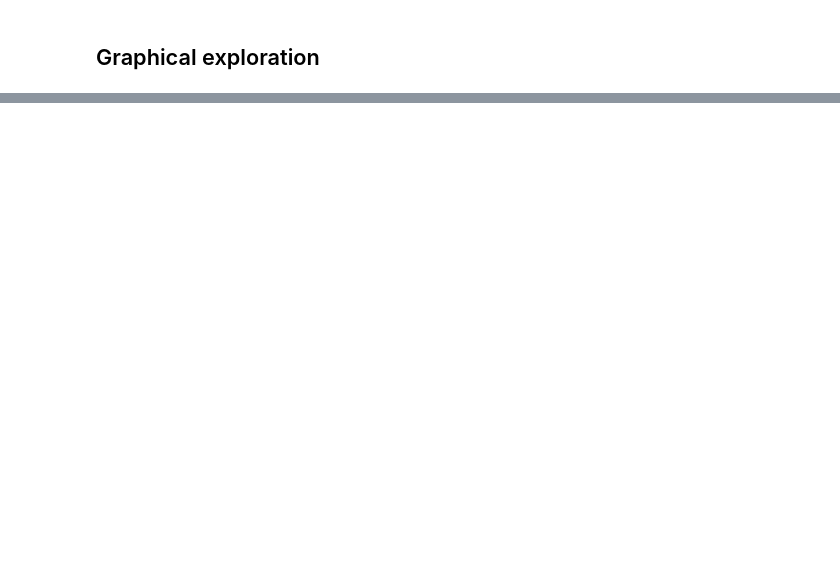
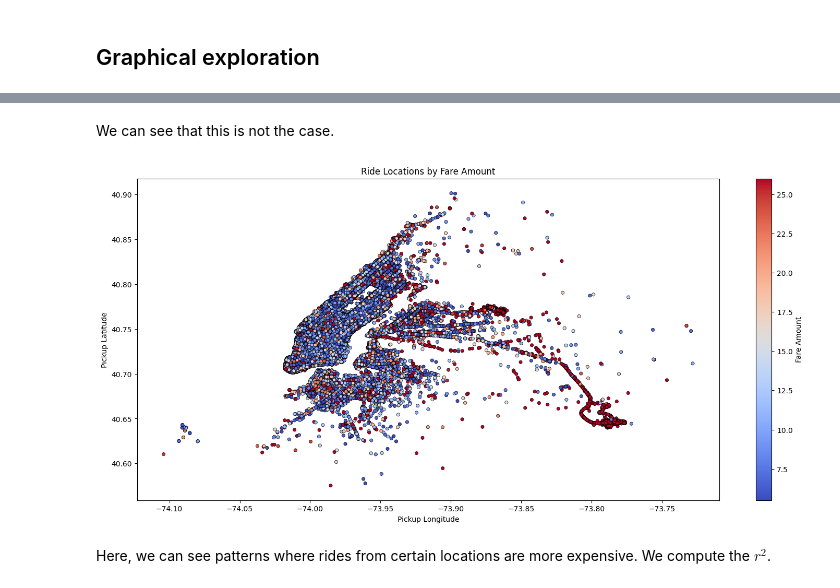
Before and after one commit to Darkosxl/ds_taxi_homework, a Jupyter notebook: main.ipynb, the cells around one changed output, grey strips where cells are left out. Drawn from its saved outputs; the diff is of its cells as text; code cells hidden in the pictures; blank space fills up the shorter version.

```diff
--- a/main.ipynb
+++ b/main.ipynb
@@ -211,0 +343,28 @@ MemoryError: Unable to allocate 1.53 GiB for an array with shape (205843324,) an
+# %% [markdown]
+We can see that this is not the case.
+# %%
+from matplotlib.cm import ScalarMappable
+
+cmap = plt.cm.coolwarm
+lower_percentile = df['fare_amount'].quantile(0.1)
+upper_percentile = df['fare_amount'].quantile(0.9)
+norm = plt.Normalize(lower_percentile, upper_percentile)
+plt.figure(figsize=(18,8))
+sm = ScalarMappable(cmap=cmap, norm=norm)
+sm.set_array([])
+
+plt.scatter(df['pickup_longitude'], df['pickup_latitude'],
+            c=cmap(norm(df['fare_amount'])),
+            s=20,
+            cmap=cmap,
+            edgecolors='black',
+            linewidths=0.5)
+plt.colorbar(sm, label='Fare Amount')
+plt.xlabel("Pickup Longitude")
+plt.ylabel("Pickup Latitude")
+plt.title("Ride Locations by Fare Amount")
+plt.show()
+# %% [output]
+[figure, added]
+# %% [markdown]
+Here, we can see patterns where rides from certain locations are more expensive. We compute the $r^2$.
```
Also changed, not shown: parts of 40 cells of this notebook, 1 other file.
